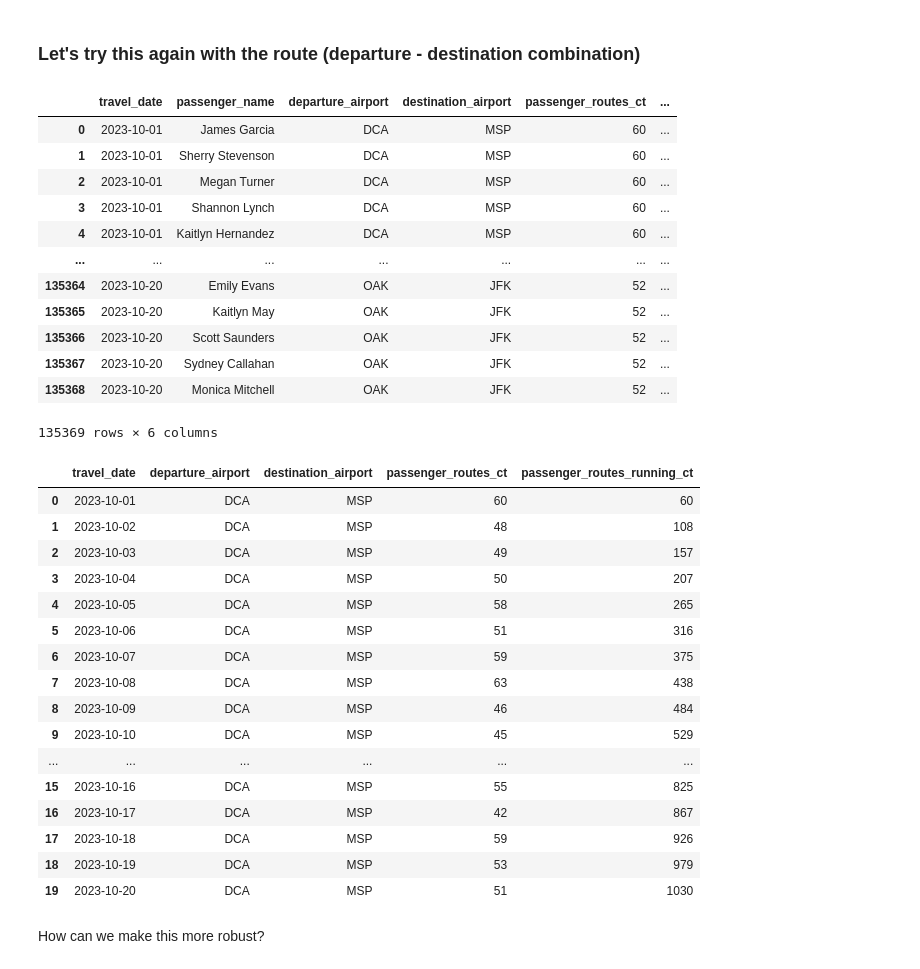
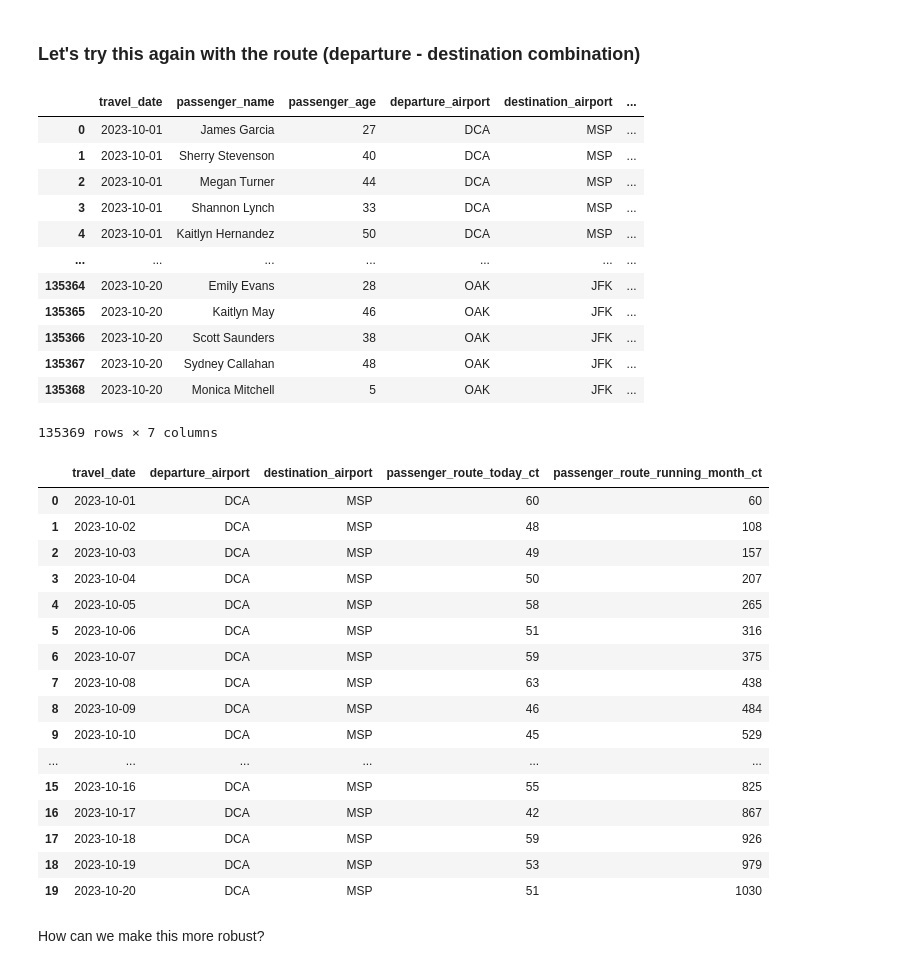
Before and after one commit to siawayforward/you-can-learn-anything, a Jupyter notebook: sql-training-session-202310/window_functions_session.ipynb, the cells around one changed output. Cells and saved outputs as stored; diff of their text form; code cells hidden in the pictures.

```diff
--- a/sql-training-session-202310/window_functions_session.ipynb
+++ b/sql-training-session-202310/window_functions_session.ipynb
@@ -166,27 +158,27 @@ df
 # %% [markdown]
 ### Let's try this again with the route (departure - destination combination)
 # %%
-running_totals_by_route = _deepnote_execute_sql('-- first query where we count our groupings by departure x destination\nSELECT \n    travel_date,\n    passenger_name,\n    departure_airport,\n    destination_airport,\n    -- include the grouping for passenger count by day for the departure x destination\n    COUNT(1) OVER(PARTITION BY travel_date, departure_airport, destination_airport ORDER BY travel_date) AS passenger_routes_ct,\n    -- include the cumulative grouping to increment the passenger count by day\n    SUM(1) OVER(PARTITION BY departure_airport, destination_airport ORDER BY travel_date) AS passenger_routes_running_ct\nFROM airport_traffic', 'SQL_DEEPNOTE_DATAFRAME_SQL', audit_sql_comment='', sql_cache_mode='cache_disabled')
+running_totals_by_route = _deepnote_execute_sql('-- first query where we count our groupings by departure x destination\nSELECT \n    travel_date,\n    passenger_name,\n    passenger_age,\n    departure_airport,\n    destination_airport,\n    -- include the grouping for passenger count by day for the departure x destination\n    COUNT(1) OVER(PARTITION BY travel_date, departure_airport, destination_airport ORDER BY travel_date) AS passenger_route_today_ct,\n    -- include the cumulative grouping to increment the passenger count by day\n    SUM(1) OVER(PARTITION BY departure_airport, destination_airport ORDER BY travel_date) AS passenger_route_running_month_ct\nFROM airport_traffic', 'SQL_DEEPNOTE_DATAFRAME_SQL', audit_sql_comment='', sql_cache_mode='cache_disabled')
 running_totals_by_route
 # %% [output]
-|  | travel_date | passenger_name | departure_airport | destination_airport | passenger_routes_ct | ... |
-| 0 | 2023-10-01 | James Garcia | DCA | MSP | 60 | ... |
-| 1 | 2023-10-01 | Sherry Stevenson | DCA | MSP | 60 | ... |
-| 2 | 2023-10-01 | Megan Turner | DCA | MSP | 60 | ... |
-| 3 | 2023-10-01 | Shannon Lynch | DCA | MSP | 60 | ... |
-| 4 | 2023-10-01 | Kaitlyn Hernandez | DCA | MSP | 60 | ... |
+|  | travel_date | passenger_name | passenger_age | departure_airport | destination_airport | ... |
+| 0 | 2023-10-01 | James Garcia | 27 | DCA | MSP | ... |
+| 1 | 2023-10-01 | Sherry Stevenson | 40 | DCA | MSP | ... |
+| 2 | 2023-10-01 | Megan Turner | 44 | DCA | MSP | ... |
+| 3 | 2023-10-01 | Shannon Lynch | 33 | DCA | MSP | ... |
+| 4 | 2023-10-01 | Kaitlyn Hernandez | 50 | DCA | MSP | ... |
 | ... | ... | ... | ... | ... | ... | ... |
-| 135364 | 2023-10-20 | Emily Evans | OAK | JFK | 52 | ... |
-| 135365 | 2023-10-20 | Kaitlyn May | OAK | JFK | 52 | ... |
-| 135366 | 2023-10-20 | Scott Saunders | OAK | JFK | 52 | ... |
-| 135367 | 2023-10-20 | Sydney Callahan | OAK | JFK | 52 | ... |
-| 135368 | 2023-10-20 | Monica Mitchell | OAK | JFK | 52 | ... |
+| 135364 | 2023-10-20 | Emily Evans | 28 | OAK | JFK | ... |
+| 135365 | 2023-10-20 | Kaitlyn May | 46 | OAK | JFK | ... |
+| 135366 | 2023-10-20 | Scott Saunders | 38 | OAK | JFK | ... |
+| 135367 | 2023-10-20 | Sydney Callahan | 48 | OAK | JFK | ... |
+| 135368 | 2023-10-20 | Monica Mitchell | 5 | OAK | JFK | ... |
-135369 rows × 6 columns
+135369 rows × 7 columns
 # %%
-df_8 = _deepnote_execute_sql('-- easy check for this\nSELECT \n    DISTINCT\n        travel_date, departure_airport, destination_airport, passenger_routes_ct, passenger_routes_running_ct\nFROM running_totals_by_route\nWHERE \n    departure_airport = \'DCA\' \n    AND destination_airport = \'MSP\'', 'SQL_DEEPNOTE_DATAFRAME_SQL', audit_sql_comment='', sql_cache_mode='cache_disabled')
+df_8 = _deepnote_execute_sql('-- easy check for this\nSELECT \n    DISTINCT\n        travel_date, departure_airport, destination_airport, passenger_route_today_ct, passenger_route_running_month_ct\nFROM running_totals_by_route\nWHERE \n    departure_airport = \'DCA\' \n    AND destination_airport = \'MSP\'', 'SQL_DEEPNOTE_DATAFRAME_SQL', audit_sql_comment='', sql_cache_mode='cache_disabled')
 df_8
 # %% [output]
-|  | travel_date | departure_airport | destination_airport | passenger_routes_ct | passenger_routes_running_ct |
+|  | travel_date | departure_airport | destination_airport | passenger_route_today_ct | passenger_route_running_month_ct |
 | 0 | 2023-10-01 | DCA | MSP | 60 | 60 |
 | 1 | 2023-10-02 | DCA | MSP | 48 | 108 |
 | 2 | 2023-10-03 | DCA | MSP | 49 | 157 |
```
Also changed, not shown: parts of 7 cells of this notebook.
